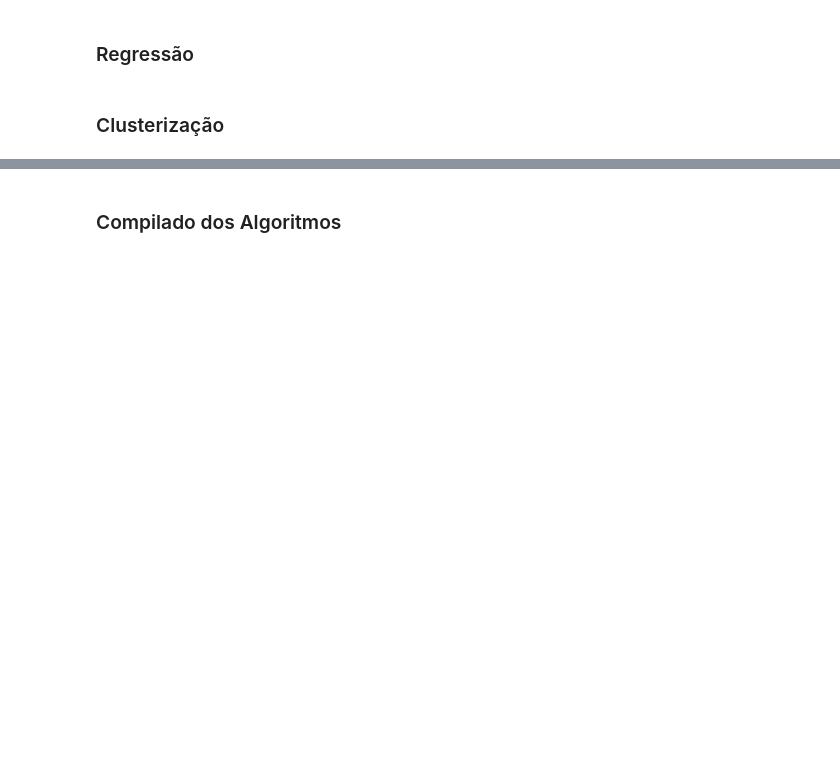
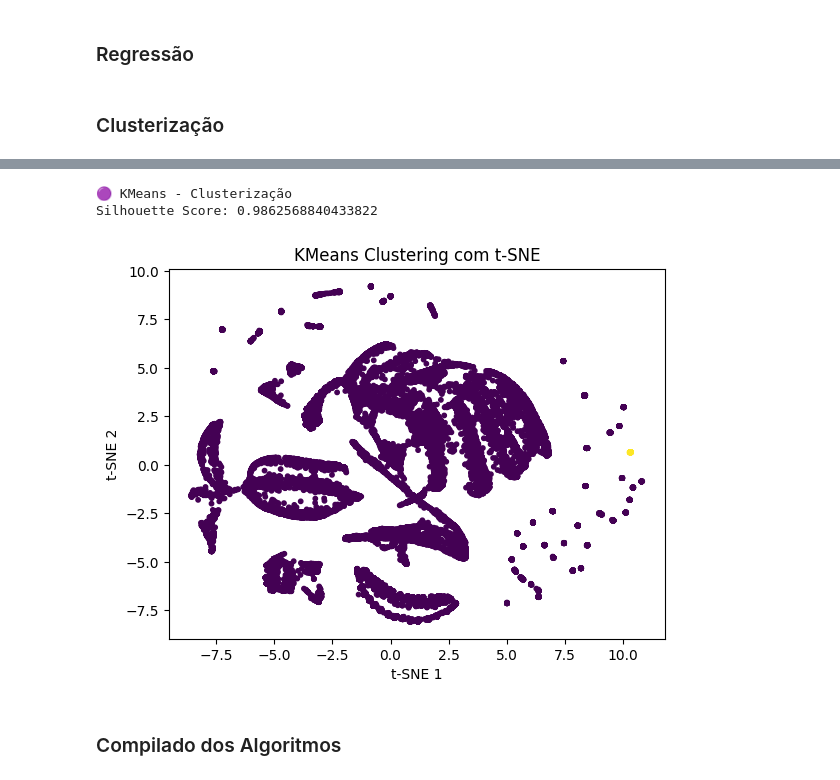
Before and after one commit to pedrobiqua/MineracaoDadosDados, a Jupyter notebook: analytics.ipynb, the cells around one changed output, grey strips where cells are left out. Cells and saved outputs as stored; diff of their text form; code cells hidden in the pictures; blank space fills up the shorter version.

```diff
--- a/analytics.ipynb
+++ b/analytics.ipynb
@@ -511,3 +543,32 @@ Silhouette Score: 0.9862778797458366
+# %%
+from sklearn.cluster import KMeans
+from sklearn.manifold import TSNE
+from sklearn.metrics import silhouette_score
+import matplotlib.pyplot as plt
+
+# t-SNE para visualização
+tsne = TSNE(n_components=2, random_state=42, perplexity=30, n_iter=250)
+X_tsne = tsne.fit_transform(X)
+
+# KMeans clustering
+kmeans = KMeans(n_clusters=2, random_state=42)
+labels = kmeans.fit_predict(X)
+
+# Avaliação
+score = silhouette_score(X, labels)
+print("🟣 KMeans - Clusterização")
+print("Silhouette Score:", score)
+
+# Visualização
+plt.scatter(X_tsne[:, 0], X_tsne[:, 1], c=labels, cmap='viridis', s=10)
+plt.title("KMeans Clustering com t-SNE")
+plt.xlabel("t-SNE 1")
+plt.ylabel("t-SNE 2")
+plt.show()
+# %% [output]
+🟣 KMeans - Clusterização
+Silhouette Score: 0.9862568840433822
+[figure, added]
 # %% [markdown]
 ### Compilado dos Algoritmos
 # %%
```
Also changed, not shown: parts of 17 cells of this notebook.
